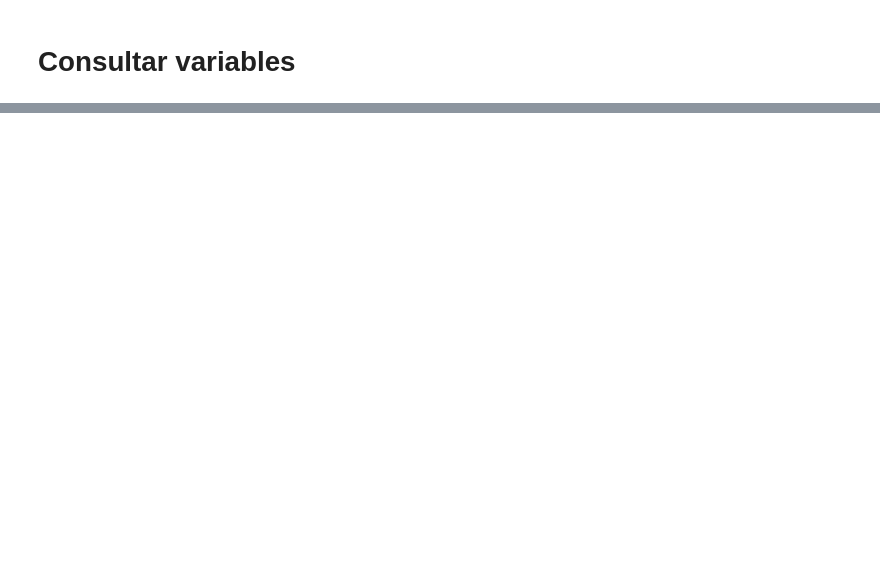
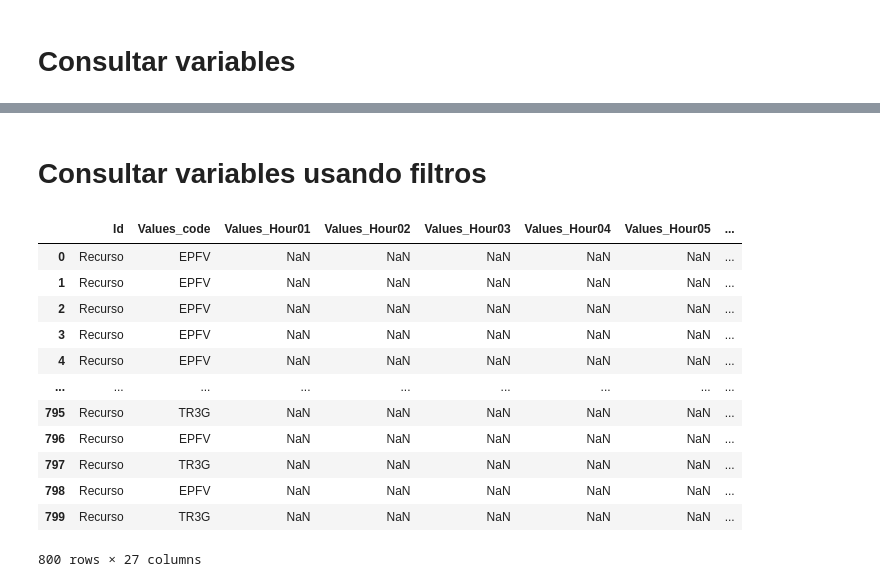
Before and after one commit to EquipoAnaliticaXM/API_XM, a Jupyter notebook: examples/data_extraction_using_pydataxm_using_library.ipynb, the cells around one changed output, grey strips where cells are left out. Saved outputs shown, nothing was run; the diff lists cells and outputs as text; code cells hidden in the pictures; blank space fills up the shorter version.

Commit message:
example files added
It had been created a new file to show how to use methods in pydataxm

```diff
--- a/examples/data_extraction_using_pydataxm_using_library.ipynb
+++ b/examples/data_extraction_using_pydataxm_using_library.ipynb
@@ -64,0 +100,24 @@ df
+# %% [markdown]
+# Consultar variables usando filtros
+# %%
+df = apiXM.request_data(pydataxm.ReadDB(),    #Se indica el objeto que contiene el serivicio
+                        "Gene",           #Se indica el nombre de la métrica tal como se llama en el campo metricID
+                        1,                    #Campo númerico indicando el nivel de desagregación, 0 para valores por Sistema
+                        dt.date(2020, 1, 1),  #Corresponde a la fecha inicial de la consulta
+                        dt.date(2021, 7, 10), #Corresponde a la fecha final de la consulta
+                        filtros =['EPFV','JEP1','TR3G']) #Se indican los códigos SIC de plantas dentro de una lista
+df
+# %% [output]
+|  | Id | Values_code | Values_Hour01 | Values_Hour02 | Values_Hour03 | Values_Hour04 | Values_Hour05 | ... |
+| 0 | Recurso | EPFV | NaN | NaN | NaN | NaN | NaN | ... |
+| 1 | Recurso | EPFV | NaN | NaN | NaN | NaN | NaN | ... |
+| 2 | Recurso | EPFV | NaN | NaN | NaN | NaN | NaN | ... |
+| 3 | Recurso | EPFV | NaN | NaN | NaN | NaN | NaN | ... |
+| 4 | Recurso | EPFV | NaN | NaN | NaN | NaN | NaN | ... |
+| ... | ... | ... | ... | ... | ... | ... | ... | ... |
+| 795 | Recurso | TR3G | NaN | NaN | NaN | NaN | NaN | ... |
+| 796 | Recurso | EPFV | NaN | NaN | NaN | NaN | NaN | ... |
+| 797 | Recurso | TR3G | NaN | NaN | NaN | NaN | NaN | ... |
+| 798 | Recurso | EPFV | NaN | NaN | NaN | NaN | NaN | ... |
+| 799 | Recurso | TR3G | NaN | NaN | NaN | NaN | NaN | ... |
+800 rows × 27 columns
```
Also changed, not shown: parts of 6 cells of this notebook, 3 other files.
